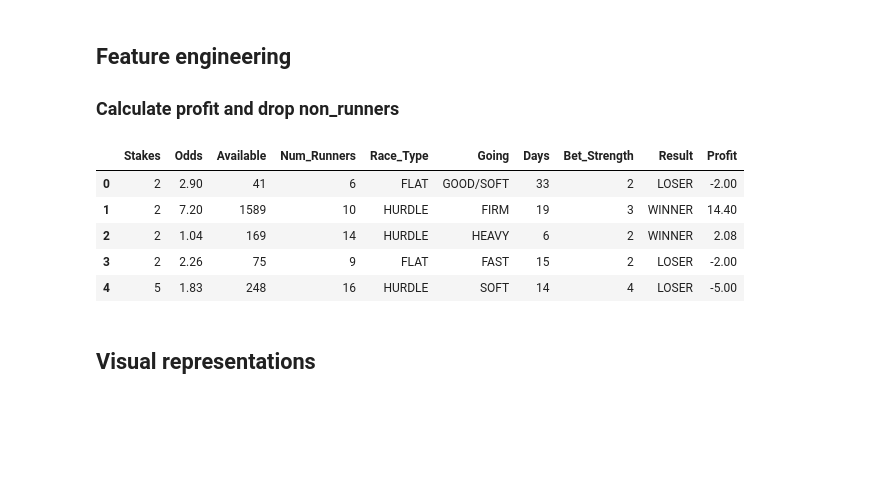
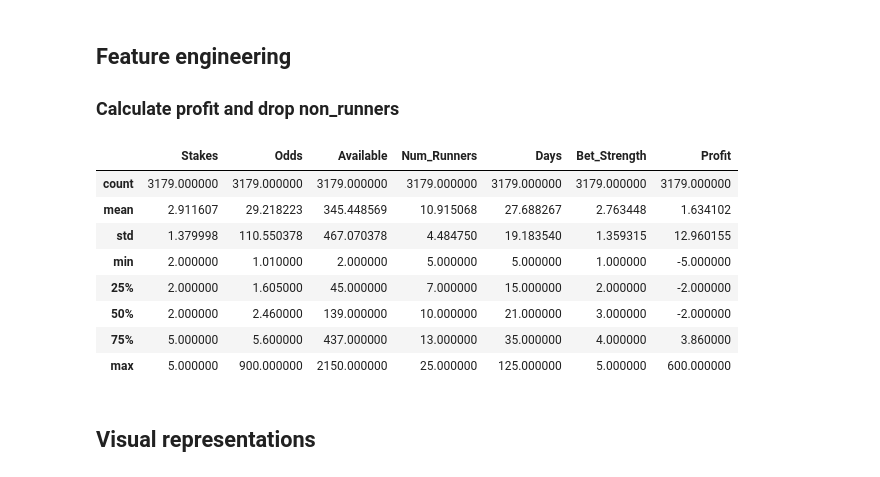
Before and after one commit to asadiceccarelli/horse-racing-betting, a Jupyter notebook: project/EDA.ipynb, the cells around one changed output. Saved outputs shown, nothing was run; the diff lists cells and outputs as text; code cells hidden in the pictures; blank space fills up the shorter version.

```diff
--- a/project/EDA.ipynb
+++ b/project/EDA.ipynb
@@ -52,19 +53,23 @@ memory usage: 225.7+ KB
 # %%
 def calculate_profit(row):
     if row['Result'] == 'WINNER':
         return row['Stakes'] * row['Odds']
     elif row['Result'] == 'LOSER':
         return -row['Stakes']
     else:
         return 0
 
 df['Profit'] = df.apply(calculate_profit, axis=1)
 df.drop(df[df.Result == 'NON_RUNNER'].index, inplace=True)
-df.head()
+df.to_csv('bet_table_profit.csv')
+df.describe()
 # %% [output]
-|  | Stakes | Odds | Available | Num_Runners | Race_Type | Going | Days | Bet_Strength | Result | Profit |
-| 0 | 2 | 2.90 | 41 | 6 | FLAT | GOOD/SOFT | 33 | 2 | LOSER | -2.00 |
-| 1 | 2 | 7.20 | 1589 | 10 | HURDLE | FIRM | 19 | 3 | WINNER | 14.40 |
-| 2 | 2 | 1.04 | 169 | 14 | HURDLE | HEAVY | 6 | 2 | WINNER | 2.08 |
-| 3 | 2 | 2.26 | 75 | 9 | FLAT | FAST | 15 | 2 | LOSER | -2.00 |
-| 4 | 5 | 1.83 | 248 | 16 | HURDLE | SOFT | 14 | 4 | LOSER | -5.00 |
+|  | Stakes | Odds | Available | Num_Runners | Days | Bet_Strength | Profit |
+| count | 3179.000000 | 3179.000000 | 3179.000000 | 3179.000000 | 3179.000000 | 3179.000000 | 3179.000000 |
+| mean | 2.911607 | 29.218223 | 345.448569 | 10.915068 | 27.688267 | 2.763448 | 1.634102 |
+| std | 1.379998 | 110.550378 | 467.070378 | 4.484750 | 19.183540 | 1.359315 | 12.960155 |
+| min | 2.000000 | 1.010000 | 2.000000 | 5.000000 | 5.000000 | 1.000000 | -5.000000 |
+| 25% | 2.000000 | 1.605000 | 45.000000 | 7.000000 | 15.000000 | 2.000000 | -2.000000 |
+| 50% | 2.000000 | 2.460000 | 139.000000 | 10.000000 | 21.000000 | 3.000000 | -2.000000 |
+| 75% | 5.000000 | 5.600000 | 437.000000 | 13.000000 | 35.000000 | 4.000000 | 3.860000 |
+| max | 5.000000 | 900.000000 | 2150.000000 | 25.000000 | 125.000000 | 5.000000 | 600.000000 |
```
Also changed, not shown: parts of 10 cells of this notebook, 13 other files.
